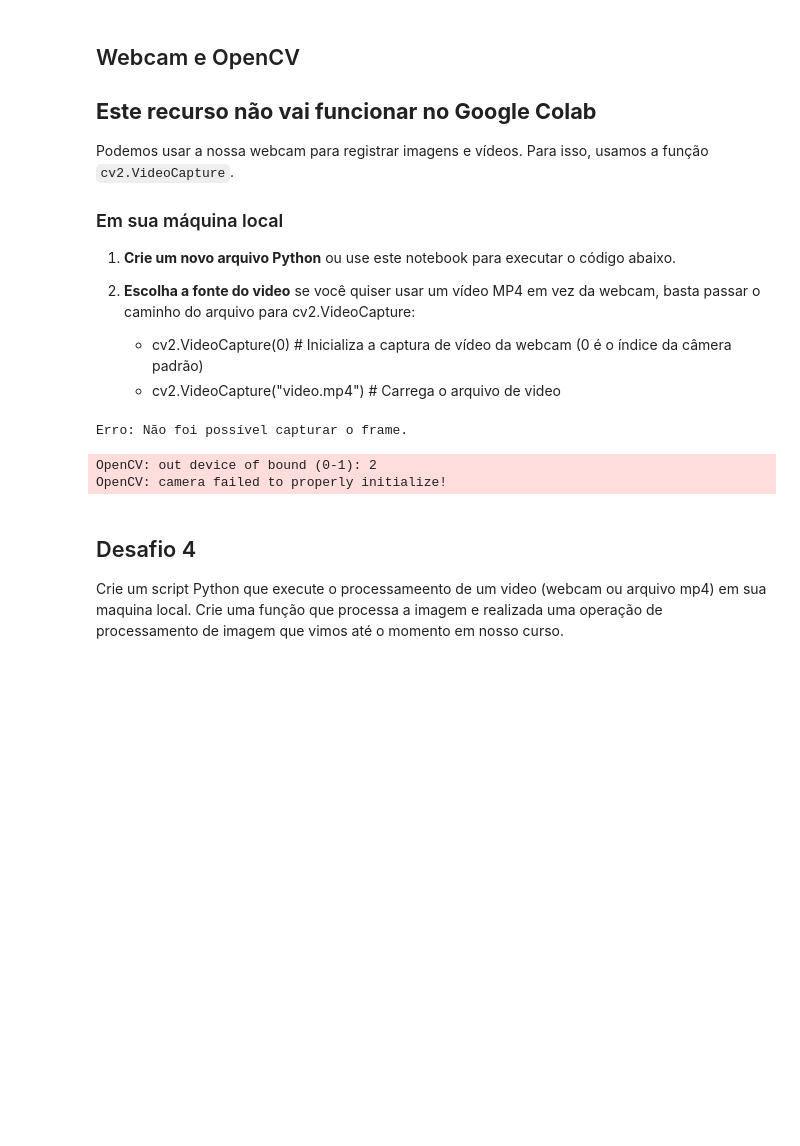
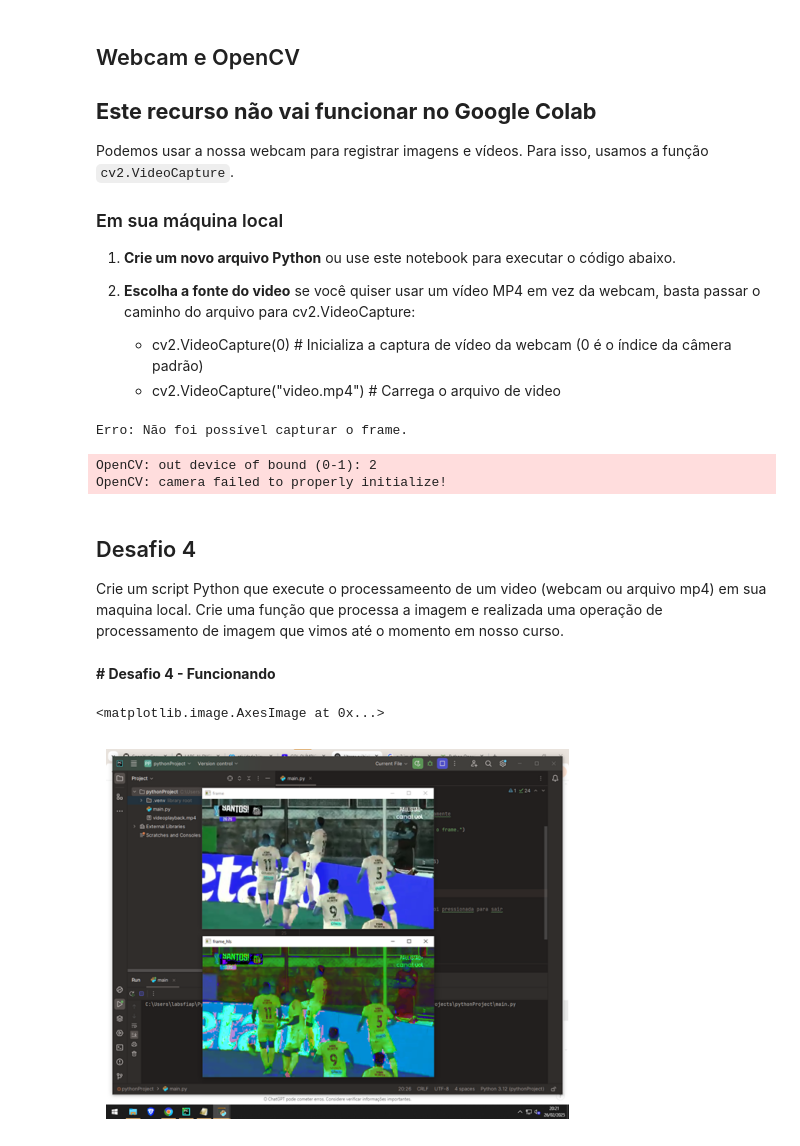
Before and after one commit to gLima02/LABS-AI-ENGENEERING, a Jupyter notebook: material/aulas/PDI/lab03/atividade3.ipynb, the cells around one changed output. Drawn from its saved outputs; the diff is of its cells as text; code cells hidden in the pictures; blank space fills up the shorter version.

Commit message:
Criado através do Colab - DESAFIO ENTREGA

```diff
--- a/material/aulas/PDI/lab03/atividade3.ipynb
+++ b/material/aulas/PDI/lab03/atividade3.ipynb
@@ -356,0 +409,9 @@ Crie um script Python que execute o processameento de um video (webcam ou arquiv
+# %% [markdown]
+**# Desafio 4 - Funcionando**
+# %%
+Desafio4 = cv2.imread("atv-cognitivecomputing.png")
+plt.axis("off")
+plt.imshow(Desafio4)
+# %% [output]
+<matplotlib.image.AxesImage at 0x...>
+[figure, added]
```
Also changed, not shown: parts of 8 cells of this notebook.
